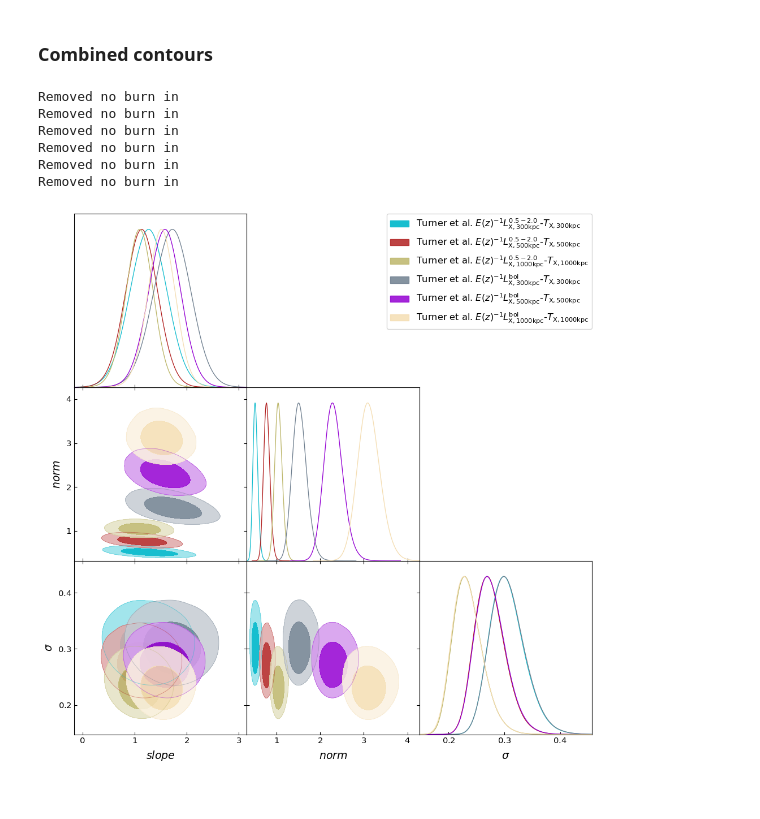
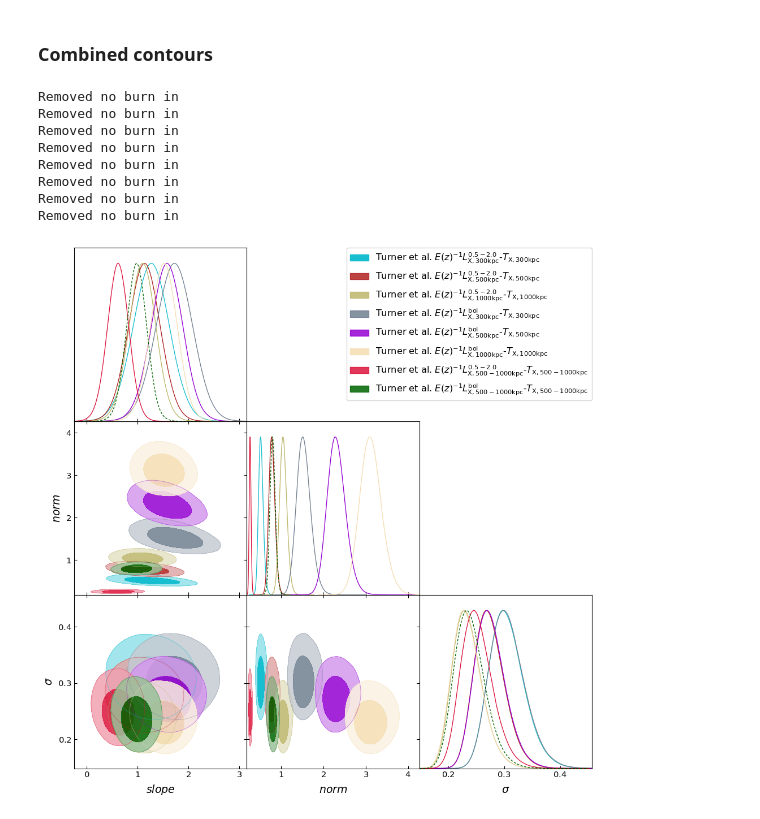
Before and after one commit to LoVoCCS/X-LoVoCCS-Analyses, a Jupyter notebook: notebooks/scaling_relations/new_fixed_aperture/LoVoCCS_fixedaperture_Lx-Tx.ipynb, the cells around one changed output. Drawn from its saved outputs; the diff is of its cells as text; code cells hidden in the pictures.

Commit message:
Added scaling relations from 500-1000kpc fixed aperture Tx and Lx measurements to the relevant notebook

```diff
--- a/notebooks/scaling_relations/new_fixed_aperture/LoVoCCS_fixedaperture_Lx-Tx.ipynb
+++ b/notebooks/scaling_relations/new_fixed_aperture/LoVoCCS_fixedaperture_Lx-Tx.ipynb
@@ -232,0 +239,16 @@ lx52_1000kpc_tx1000kpc.view(figsize=(7.3, 7), save_path=vis_path + "turner2025_l
+# %%
+# Setting up property variables in astropy quantity objects
+lx500to1000kpc_52 = Quantity(xlovoccs_samp[['Lx52_500-1000kpc', 'Lx52_500-1000kpc-','Lx52_500-1000kpc+']].values*1e+44, 'erg/s')\
+    *(xlovoccs_samp['E'].values[..., None]**(-1))
+tx500to1000kpc = Quantity(xlovoccs_samp[['Tx_500-1000kpc', 'Tx_500-1000kpc-','Tx_500-1000kpc+']].values, 'keV')
+
+lx52_500to1000kpc_tx500to1000kpc = scaling_relation_lira(lx500to1000kpc_52[:, 0], lx500to1000kpc_52[:, 1:],
+                                                         tx500to1000kpc[:, 0], tx500to1000kpc[:, 1:], lx_norm,
+                                                         tx_norm, y_name=r"$E(z)^{-1}L^{0.5-2.0}_{\rm{X,500-1000kpc}}$",
+                                                         x_name=r"$T_{\rm{X,500-1000kpc}}$", dim_hubb_ind=-1,
+                                                         point_names=xlovoccs_samp['name'].values)
+lx52_500to1000kpc_tx500to1000kpc.model_colour = 'crimson'
+lx52_500to1000kpc_tx500to1000kpc.author = 'Turner et al.'
+lx52_500to1000kpc_tx500to1000kpc.year = 2025
+lx52_500to1000kpc_tx500to1000kpc.name = r'Turner et al. $E(z)^{-1}L^{0.5-2.0}_{\rm{X,500-1000kpc}}$-$T_{\rm{X,500-1000kpc}}$'
+lx52_500to1000kpc_tx500to1000kpc.save(sr_path + "turner2025_lx52_tx_500-1000kpc.xgarel")
@@ -338,0 +382,16 @@ lxbol_1000kpc_tx1000kpc.view(figsize=(7.3, 7), save_path=vis_path + "turner2025_
+# %%
+# Setting up property variables in astropy quantity objects
+lx500to1000kpc_bol = Quantity(xlovoccs_samp[['Lxbol_500-1000kpc', 'Lxbol_500-1000kpc-','Lxbol_500-1000kpc+']].values*1e+44, 'erg/s')\
+    *(xlovoccs_samp['E'].values[..., None]**(-1))
+tx500to1000kpc = Quantity(xlovoccs_samp[['Tx_500-1000kpc', 'Tx_500-1000kpc-','Tx_500-1000kpc+']].values, 'keV')
+
+lxbol_500to1000kpc_tx500to1000kpc = scaling_relation_lira(lx500to1000kpc_bol[:, 0], lx500to1000kpc_bol[:, 1:],
+                                                          tx500to1000kpc[:, 0], tx500to1000kpc[:, 1:], lx_norm,
+                                                          tx_norm, y_name=r"$E(z)^{-1}L^{\rm{bol}}_{\rm{X,500-1000kpc}}$",
+                                                          x_name=r"$T_{\rm{X,500-1000kpc}}$", dim_hubb_ind=-1,
+                                                          point_names=xlovoccs_samp['name'].values)
+lxbol_500to1000kpc_tx500to1000kpc.model_colour = 'darkgreen'
+lxbol_500to1000kpc_tx500to1000kpc.author = 'Turner et al.'
+lxbol_500to1000kpc_tx500to1000kpc.year = 2025
+lxbol_500to1000kpc_tx500to1000kpc.name = r'Turner et al. $E(z)^{-1}L^{\rm{bol}}_{\rm{X,500-1000kpc}}$-$T_{\rm{X,500-1000kpc}}$'
+lxbol_500to1000kpc_tx500to1000kpc.save(sr_path + "turner2025_lxbol_tx_500-1000kpc.xgarel")
@@ -340,13 +418,16 @@ lxbol_1000kpc_tx1000kpc.view(figsize=(7.3, 7), save_path=vis_path + "turner2025_
 ### Combined contours
 # %%
 comb_rel = (lx52_300kpc_tx300kpc + lx52_500kpc_tx500kpc + lx52_1000kpc_tx1000kpc +
-            lxbol_300kpc_tx300kpc + lxbol_500kpc_tx500kpc + lxbol_1000kpc_tx1000kpc)
+            lxbol_300kpc_tx300kpc + lxbol_500kpc_tx500kpc + lxbol_1000kpc_tx1000kpc +
+            lx52_500to1000kpc_tx500to1000kpc + lxbol_500to1000kpc_tx500to1000kpc)
 comb_rel.view_corner(save_path=vis_path + "turner2025_mgas_lx_contours.pdf")
 # %% [output]
 Removed no burn in
 Removed no burn in
 Removed no burn in
 Removed no burn in
 Removed no burn in
 Removed no burn in
+Removed no burn in
+Removed no burn in
-[figure, old version]
+[figure, new version]
```
Also changed, not shown: parts of 16 cells of this notebook.
